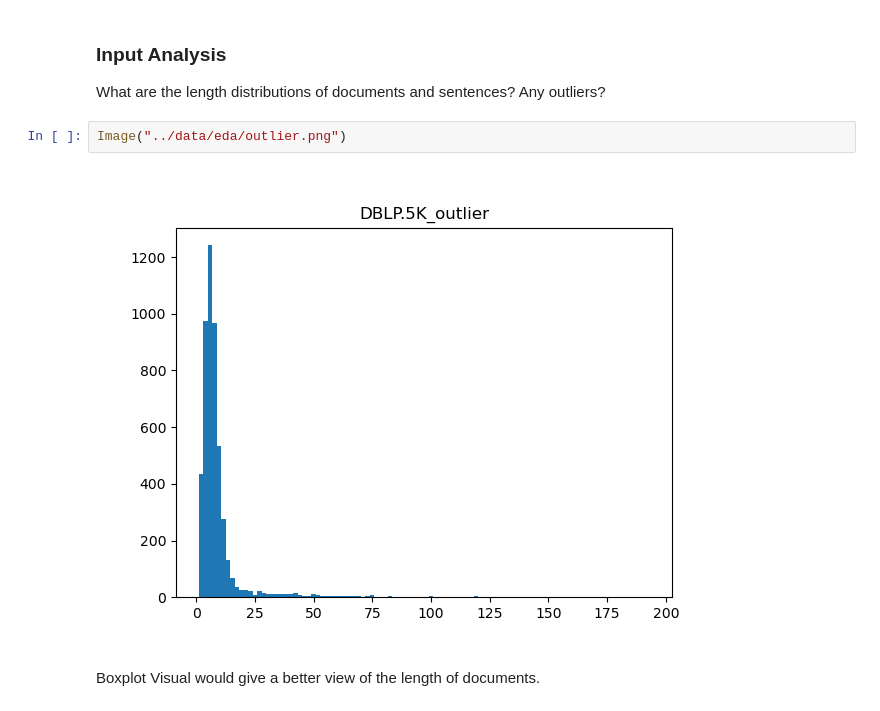
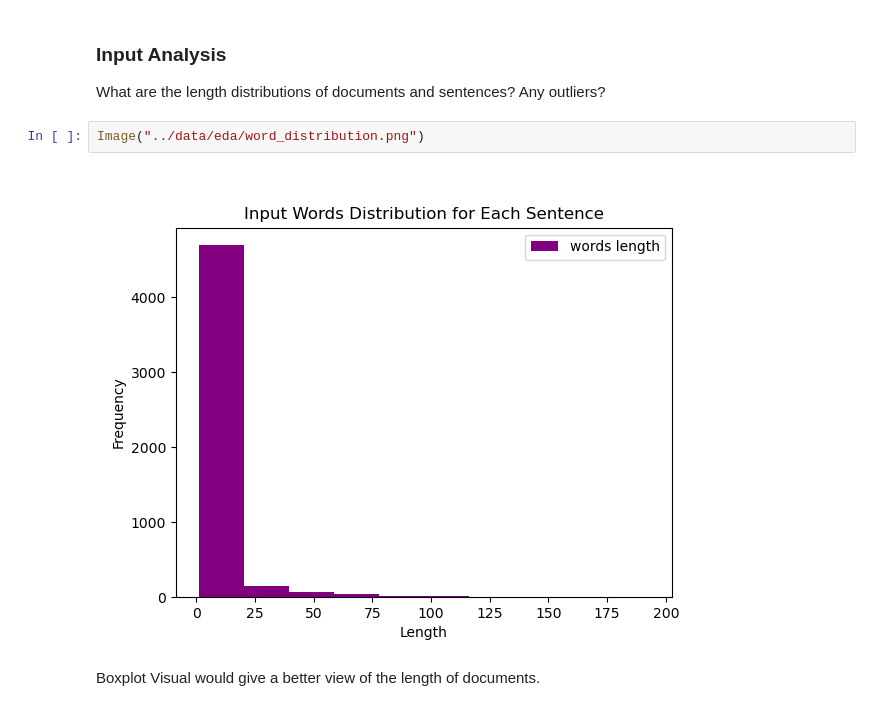
Before and after one commit to t2wan/DSC180B-Capstone, a Jupyter notebook: Notebook/EDA and Result Analysis.ipynb, the cells around one changed output. Drawn from its saved outputs; the diff is of its cells as text.

```diff
--- a/Notebook/EDA and Result Analysis.ipynb
+++ b/Notebook/EDA and Result Analysis.ipynb
@@ -12,9 +12,9 @@ from sklearn.feature_extraction.text import TfidfVectorizer
 
 What are the length distributions of documents and sentences? Any outliers?
 # %%
-Image("../data/eda/outlier.png")
+Image("../data/eda/word_distribution.png")
 # %% [output]
-[figure, old version]
+[figure, new version]
 # %% [markdown]
 Boxplot Visual would give a better view of the length of documents.
 # %%
```
Also changed, not shown: parts of 15 cells of this notebook, 1 other file.
